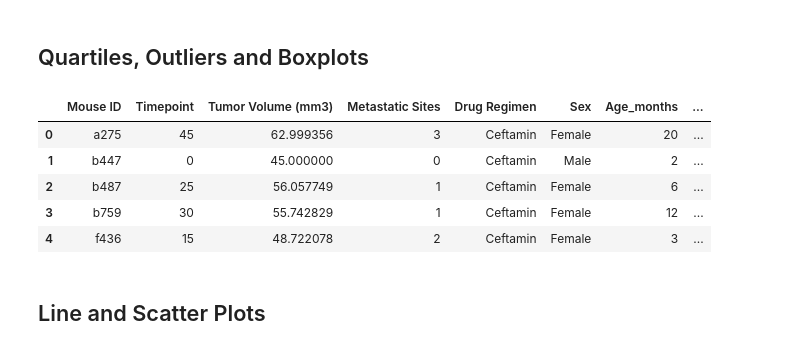
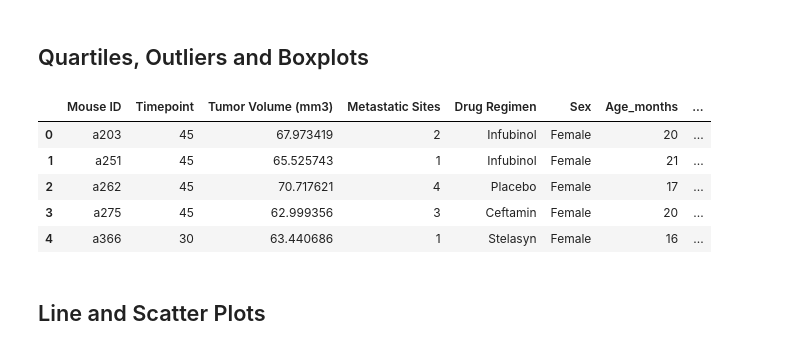
Before and after one commit to maderamel/Pymaceuticals, a Jupyter notebook: pymaceuticals.ipynb, the cells around one changed output. Saved outputs shown, nothing was run; the diff lists cells and outputs as text; code cells hidden in the pictures.

Commit message:
corrected flawed logic in tumorvaldata df

```diff
--- a/pymaceuticals.ipynb
+++ b/pymaceuticals.ipynb
@@ -179,44 +179,24 @@ plt.show()
 [figure]
 # %% [markdown]
 ## Quartiles, Outliers and Boxplots
-# %%
-# Calculate the final tumor volume of each mouse across four of the treatment regimens:
-# Capomulin, Ramicane, Infubinol, and Ceftamin
-
-#organize by drug
-capomulin = cleandf.loc[cleandf["Drug Regimen"] == "Capomulin",:]
-ramicane = cleandf.loc[cleandf["Drug Regimen"] == "Ramicane", :]
-infubinol = cleandf.loc[cleandf["Drug Regimen"] == "Infubinol", :]
-ceftamin = cleandf.loc[cleandf["Drug Regimen"] == "Ceftamin", :]
-
-# Start by getting the last (greatest) timepoint for each mouse
-capomulindata = capomulin.groupby('Mouse ID').max()['Timepoint']
-capomulindf = pd.DataFrame(capomulindata)
-
-ramicanedata = ramicane.groupby('Mouse ID').max()['Timepoint']
-ramicanedf = pd.DataFrame(ramicanedata)
-
-infubinoldata = infubinol.groupby('Mouse ID').max()['Timepoint']
-infubinoldf = pd.DataFrame(infubinoldata)
-
-ceftamindata = ceftamin.groupby('Mouse ID').max()['Timepoint']
-ceftamindf = pd.DataFrame(ceftamindata)
-
-# Merge this group df with the original DataFrame to get the tumor volume at the last timepoint
-capomulinmerge = pd.merge(capomulindf, cleandf, on=("Mouse ID","Timepoint"), how="left")
-ramicanemerge = pd.merge(ramicanedf, cleandf, on=("Mouse ID","Timepoint"),how="left")
-infubinolmerge = pd.merge(infubinoldf, cleandf, on=("Mouse ID","Timepoint"),how="left")
-ceftaminmerge = pd.merge(ceftamindf, cleandf, on=("Mouse ID","Timepoint"),how="left")
-
-# ceftaminvol = ceftaminmerge["Tumor Volume (mm3)"]
-# ceftaminvol
-ceftaminmerge.head()
-# %% [output]
-|  | Mouse ID | Timepoint | Tumor Volume (mm3) | Metastatic Sites | Drug Regimen | Sex | Age_months | ... |
-| 0 | a275 | 45 | 62.999356 | 3 | Ceftamin | Female | 20 | ... |
-| 1 | b447 | 0 | 45.000000 | 0 | Ceftamin | Male | 2 | ... |
-| 2 | b487 | 25 | 56.057749 | 1 | Ceftamin | Female | 6 | ... |
-| 3 | b759 | 30 | 55.742829 | 1 | Ceftamin | Female | 12 | ... |
-| 4 | f436 | 15 | 48.722078 | 2 | Ceftamin | Female | 3 | ... |
+# %%
+# Calculate the final tumor volume of each mouse across four of the treatment regimens:
+# Capomulin, Ramicane, Infubinol, and Ceftamin
+
+# # Start by getting the last (greatest) timepoint for each mouse
+
+drugdatagroup = cleandf.groupby(["Mouse ID"])["Timepoint"].max()
+
+drugdatagroup.head(20)
+
+tumorvoldata = pd.merge(drugdatagroup, cleandf, on=("Mouse ID", "Timepoint"), how="left")
+tumorvoldata.head()
+# %% [output]
+|  | Mouse ID | Timepoint | Tumor Volume (mm3) | Metastatic Sites | Drug Regimen | Sex | Age_months | ... |
+| 0 | a203 | 45 | 67.973419 | 2 | Infubinol | Female | 20 | ... |
+| 1 | a251 | 45 | 65.525743 | 1 | Infubinol | Female | 21 | ... |
+| 2 | a262 | 45 | 70.717621 | 4 | Placebo | Female | 17 | ... |
+| 3 | a275 | 45 | 62.999356 | 3 | Ceftamin | Female | 20 | ... |
+| 4 | a366 | 30 | 63.440686 | 1 | Stelasyn | Female | 16 | ... |
 # %%
 # Put treatments into a list for for loop (and later for plot labels)
```
Also changed, not shown: parts of 1 cell of this notebook.
